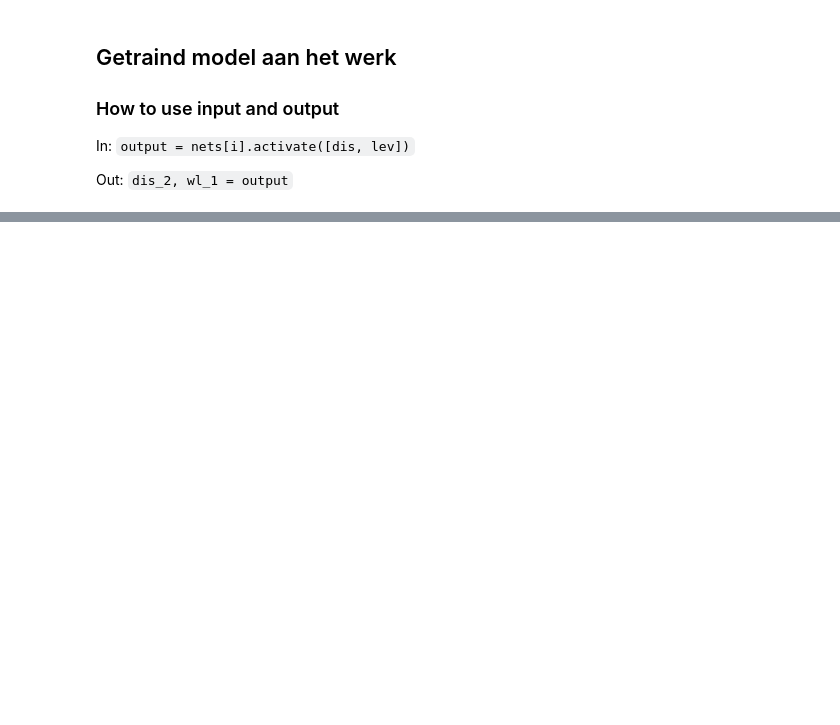
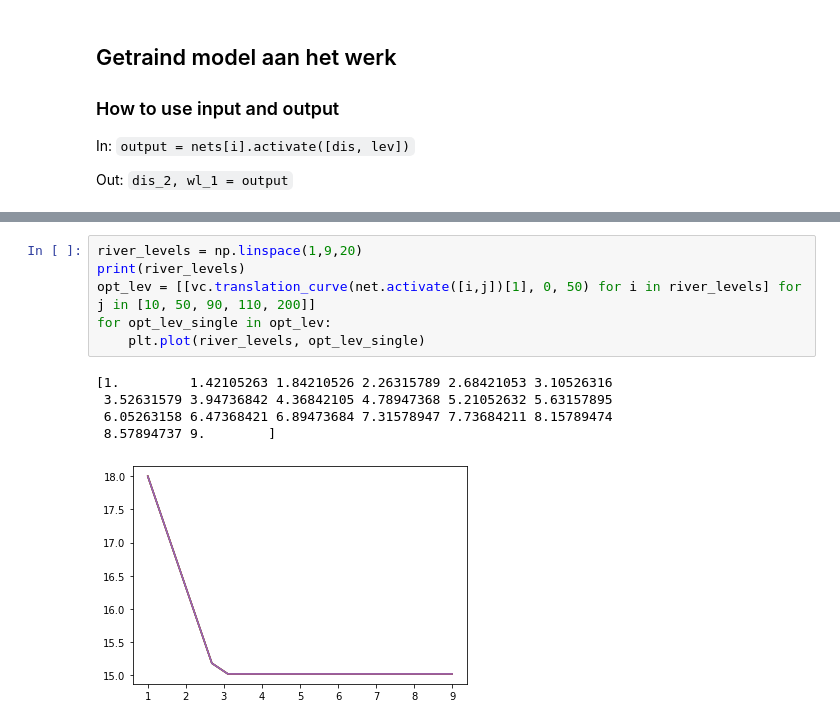
Before and after one commit to SjoerdGn/str-flow-pred-and-control, a Jupyter notebook: neat_exploration/testing_neat.ipynb, the cells around one changed output, grey strips where cells are left out. Cells and saved outputs as stored; diff of their text form; blank space fills up the shorter version.

```diff
--- a/neat_exploration/testing_neat.ipynb
+++ b/neat_exploration/testing_neat.ipynb
@@ -223,0 +261,12 @@ net.activate([4,4])
+# %%
+river_levels = np.linspace(1,9,20)
+print(river_levels)
+opt_lev = [[vc.translation_curve(net.activate([i,j])[1], 0, 50) for i in river_levels] for j in [10, 50, 90, 110, 200]]
+for opt_lev_single in opt_lev:
+    plt.plot(river_levels, opt_lev_single)
+# %% [output]
+[1.         1.42105263 1.84210526 2.26315789 2.68421053 3.10526316
+ 3.52631579 3.94736842 4.36842105 4.78947368 5.21052632 5.63157895
+ 6.05263158 6.47368421 6.89473684 7.31578947 7.73684211 8.15789474
+ 8.57894737 9.        ]
+[figure, added]
```
Also changed, not shown: parts of 13 cells of this notebook, 12 other files.
